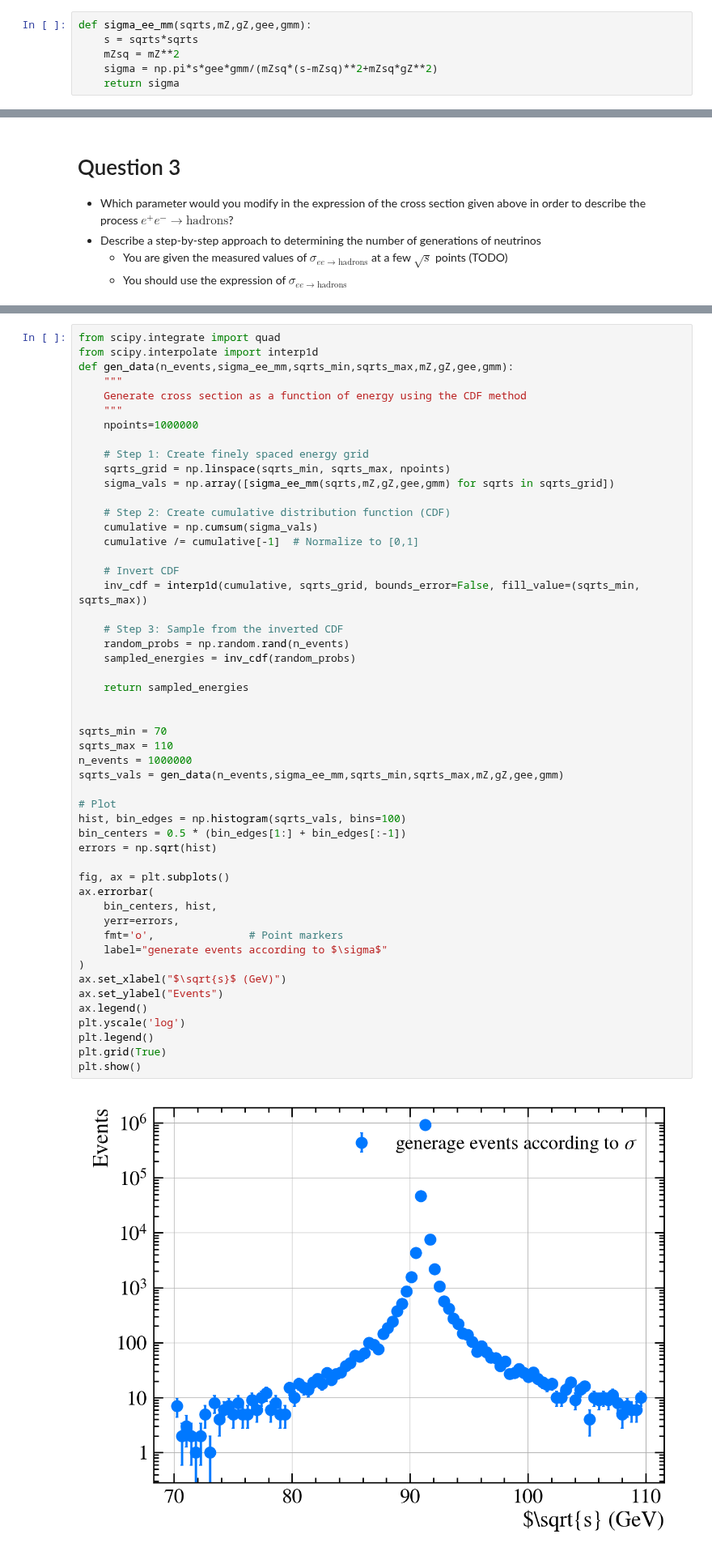
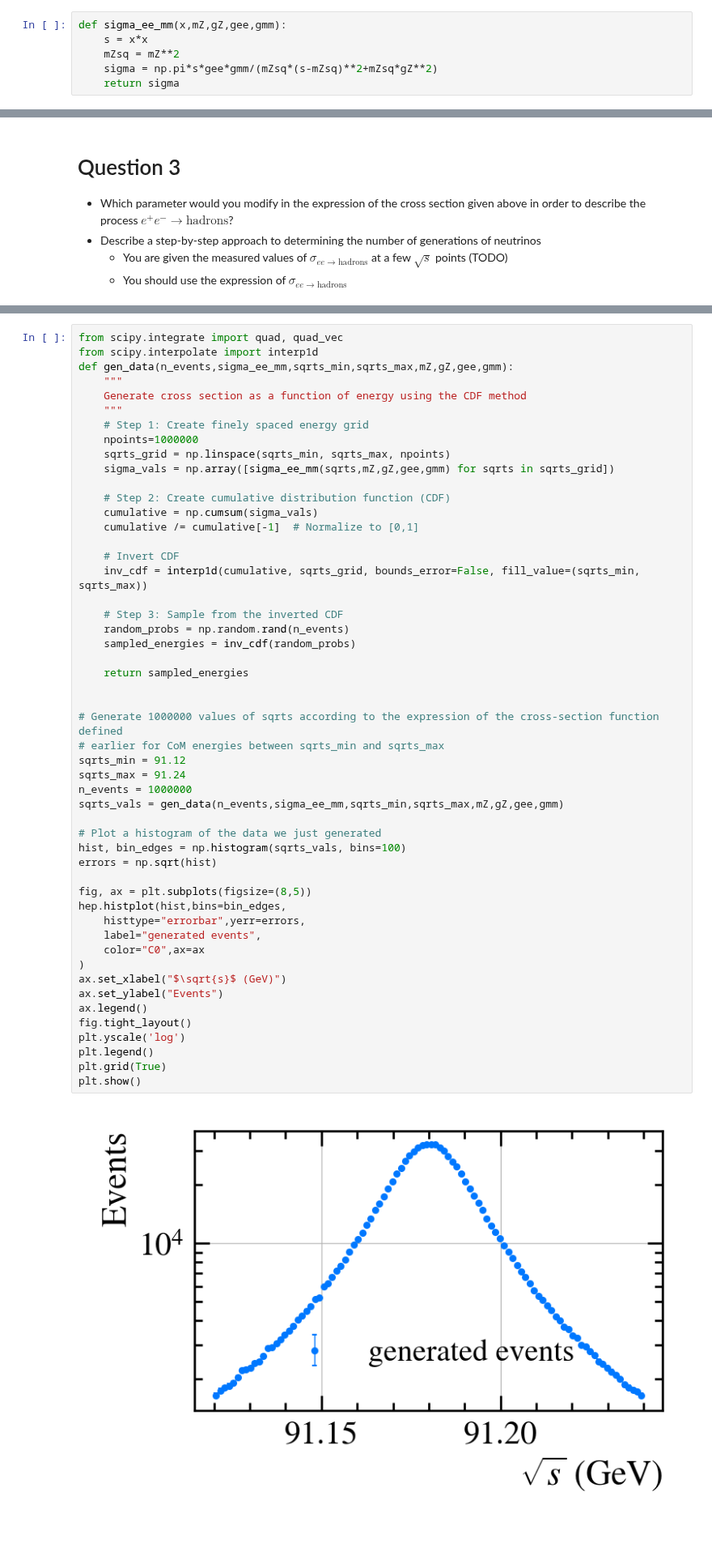
Before and after one commit to kap01/PHYS30046_Projects, a Jupyter notebook: particle_project_example.ipynb, the cells around one changed output, grey strips where cells are left out. Shown at 81% size. Drawn from its saved outputs; the diff is of its cells as text.

```diff
--- a/particle_project_example.ipynb
+++ b/particle_project_example.ipynb
@@ -22,8 +22,8 @@ $$\sigma(e^{+}e^{-}\rightarrow  \mu^+\mu^-) = \frac{12\pi s}{m_{Z}^{2}}\frac{\Ga
 # %% [markdown]
 ## A Python function that returns a numerical value of the aforementioned cross-section $\sigma(e^{+}e^{-}\rightarrow  \mu^+\mu^-)$ is shown below: ##
 # %%
-def sigma_ee_mm(sqrts,mZ,gZ,gee,gmm):
-    s = sqrts*sqrts
+def sigma_ee_mm(x,mZ,gZ,gee,gmm):
+    s = x*x
     mZsq = mZ**2
     sigma = np.pi*s*gee*gmm/(mZsq*(s-mZsq)**2+mZsq*gZ**2)
     return sigma
@@ -58,53 +58,53 @@ Text(0, 1, '$\\sigma$ ($\\mathrm{GeV}^{-2})$')
 # %%
-from scipy.integrate import quad
+from scipy.integrate import quad, quad_vec
 from scipy.interpolate import interp1d
 def gen_data(n_events,sigma_ee_mm,sqrts_min,sqrts_max,mZ,gZ,gee,gmm):
     """
     Generate cross section as a function of energy using the CDF method
     """
+    # Step 1: Create finely spaced energy grid
     npoints=1000000
-
-    # Step 1: Create finely spaced energy grid
     sqrts_grid = np.linspace(sqrts_min, sqrts_max, npoints)
     sigma_vals = np.array([sigma_ee_mm(sqrts,mZ,gZ,gee,gmm) for sqrts in sqrts_grid])
 
     # Step 2: Create cumulative distribution function (CDF)
     cumulative = np.cumsum(sigma_vals)
     cumulative /= cumulative[-1]  # Normalize to [0,1]
 
     # Invert CDF
     inv_cdf = interp1d(cumulative, sqrts_grid, bounds_error=False, fill_value=(sqrts_min, sqrts_max))
 
     # Step 3: Sample from the inverted CDF
     random_probs = np.random.rand(n_events)
     sampled_energies = inv_cdf(random_probs)
 
     return sampled_energies
 
 
-sqrts_min = 70
-sqrts_max = 110
+# Generate 1000000 values of sqrts according to the expression of the cross-section function defined
+# earlier for CoM energies between sqrts_min and sqrts_max
+sqrts_min = 91.12
+sqrts_max = 91.24
 n_events = 1000000
 sqrts_vals = gen_data(n_events,sigma_ee_mm,sqrts_min,sqrts_max,mZ,gZ,gee,gmm)
 
-# Plot
+# Plot a histogram of the data we just generated
 hist, bin_edges = np.histogram(sqrts_vals, bins=100)
-bin_centers = 0.5 * (bin_edges[1:] + bin_edges[:-1])
 errors = np.sqrt(hist)
 
-fig, ax = plt.subplots()
-ax.errorbar(
-    bin_centers, hist,
-    yerr=errors,
-    fmt='o',               # Point markers
-    label="generate events according to $\sigma$"
+fig, ax = plt.subplots(figsize=(8,5))
+hep.histplot(hist,bins=bin_edges,
+    histtype="errorbar",yerr=errors,
+    label="generated events",
+    color="C0",ax=ax
 )
 ax.set_xlabel("$\sqrt{s}$ (GeV)")
 ax.set_ylabel("Events")
 ax.legend()
+fig.tight_layout()
 plt.yscale('log')
 plt.legend()
 plt.grid(True)
 plt.show()
 # %% [output]
-[figure, old version]
+[figure, new version]
```
Also changed, not shown: parts of 4 cells of this notebook.
